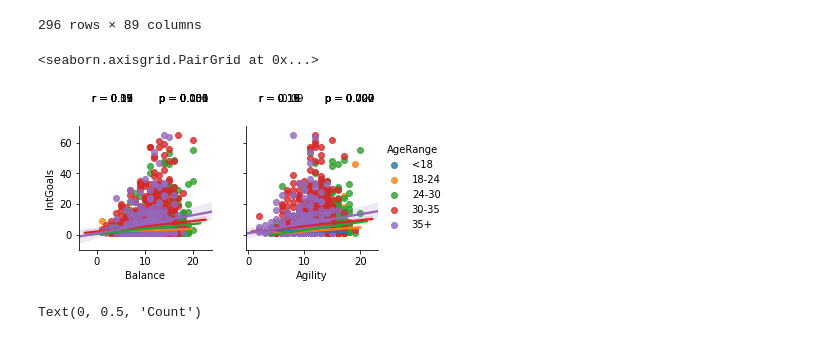
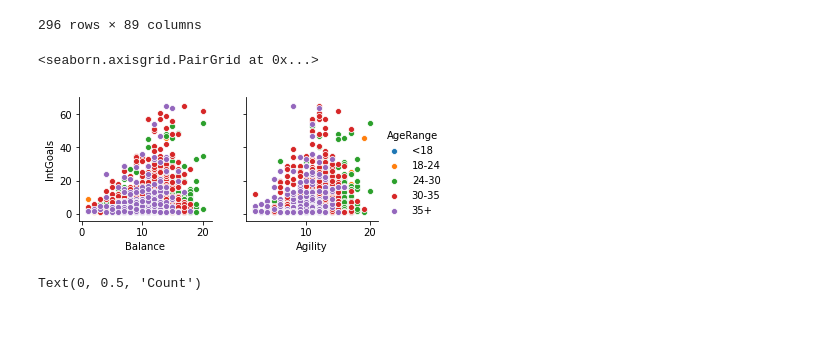
Before and after one commit to sarthakbatragatech/100-Days-of-ML, a Jupyter notebook: Visualizing-Datasets/Football-Manager/FootballManager.ipynb, the cells around one changed output. Saved outputs shown, nothing was run; the diff lists cells and outputs as text; code cells hidden in the pictures.

```diff
--- a/Visualizing-Datasets/Football-Manager/FootballManager.ipynb
+++ b/Visualizing-Datasets/Football-Manager/FootballManager.ipynb
@@ -354,21 +354,19 @@ test[test['Weight']==0]
 # %%
 # Map players to age group!
 age_values = df['Age'].unique()
 age_values = np.sort(age_values)
 test = df
 bins = [14, 18, 24, 30, 35, np.inf]
 names = ['<18', '18-24', '24-30', '30-35', '35+']
 
 test['AgeRange'] = pd.cut(test['Age'], bins, labels=names)
 
-g = sns.pairplot(data=test.query('IntGoals > 0'),
+sns.pairplot(data=test.query('IntGoals > 0'),
                   y_vars=['IntGoals'],
                   x_vars=['Balance', 'Agility'], hue="AgeRange")
-
-g.map(corrfunc)
 # %% [output]
 <seaborn.axisgrid.PairGrid at 0x...>
-[figure, old version]
+[figure, new version]
 # %%
 plt.figure(figsize=(8, 6), dpi=100)
 ax = age['Leadership'].count().plot()
```
